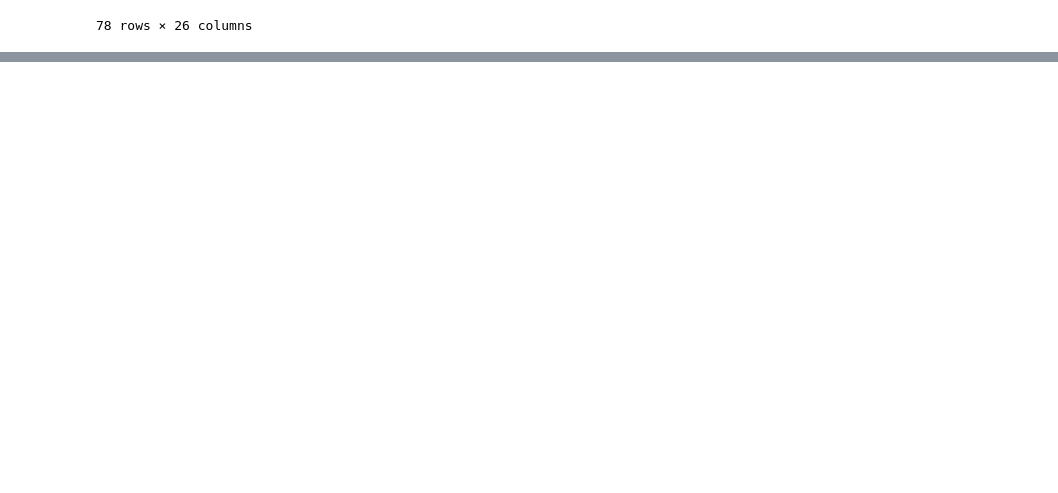
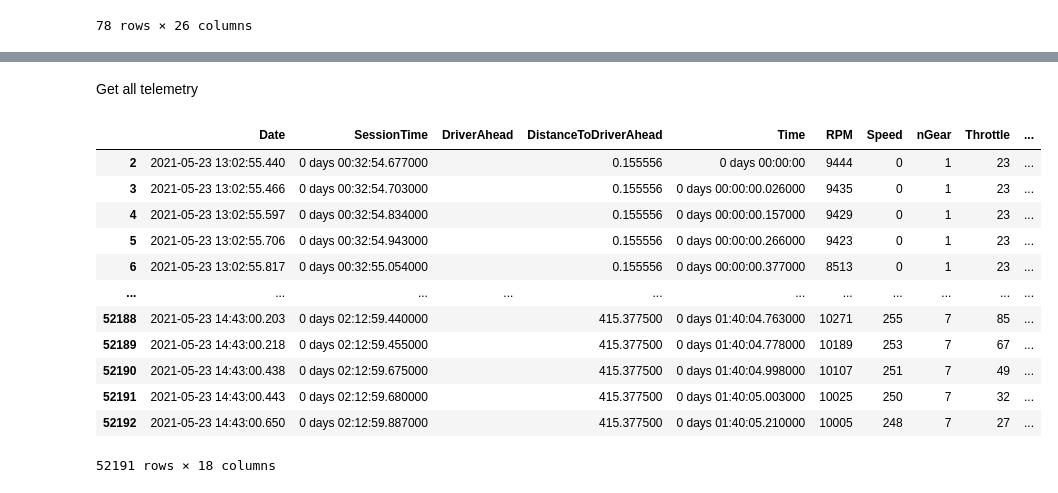
Before and after one commit to CiaranMcAndrew/f1ml, a Jupyter notebook: f1-analysis.ipynb, the cells around one changed output, grey strips where cells are left out. Cells and saved outputs as stored; diff of their text form; code cells hidden in the pictures; blank space fills up the shorter version.

```diff
--- a/f1-analysis.ipynb
+++ b/f1-analysis.ipynb
@@ -175,0 +193,19 @@ for index, lap in ham_laps.iterlaps():
+# %% [markdown]
+Get all telemetry
+# %%
+telemetry = ham_laps.get_telemetry()
+telemetry
+# %% [output]
+|  | Date | SessionTime | DriverAhead | DistanceToDriverAhead | Time | RPM | Speed | nGear | Throttle | ... |
+| 2 | 2021-05-23 13:02:55.440 | 0 days 00:32:54.677000 |  | 0.155556 | 0 days 00:00:00 | 9444 | 0 | 1 | 23 | ... |
+| 3 | 2021-05-23 13:02:55.466 | 0 days 00:32:54.703000 |  | 0.155556 | 0 days 00:00:00.026000 | 9435 | 0 | 1 | 23 | ... |
+| 4 | 2021-05-23 13:02:55.597 | 0 days 00:32:54.834000 |  | 0.155556 | 0 days 00:00:00.157000 | 9429 | 0 | 1 | 23 | ... |
+| 5 | 2021-05-23 13:02:55.706 | 0 days 00:32:54.943000 |  | 0.155556 | 0 days 00:00:00.266000 | 9423 | 0 | 1 | 23 | ... |
+| 6 | 2021-05-23 13:02:55.817 | 0 days 00:32:55.054000 |  | 0.155556 | 0 days 00:00:00.377000 | 8513 | 0 | 1 | 23 | ... |
+| ... | ... | ... | ... | ... | ... | ... | ... | ... | ... | ... |
+| 52188 | 2021-05-23 14:43:00.203 | 0 days 02:12:59.440000 |  | 415.377500 | 0 days 01:40:04.763000 | 10271 | 255 | 7 | 85 | ... |
+| 52189 | 2021-05-23 14:43:00.218 | 0 days 02:12:59.455000 |  | 415.377500 | 0 days 01:40:04.778000 | 10189 | 253 | 7 | 67 | ... |
+| 52190 | 2021-05-23 14:43:00.438 | 0 days 02:12:59.675000 |  | 415.377500 | 0 days 01:40:04.998000 | 10107 | 251 | 7 | 49 | ... |
+| 52191 | 2021-05-23 14:43:00.443 | 0 days 02:12:59.680000 |  | 415.377500 | 0 days 01:40:05.003000 | 10025 | 250 | 7 | 32 | ... |
+| 52192 | 2021-05-23 14:43:00.650 | 0 days 02:12:59.887000 |  | 415.377500 | 0 days 01:40:05.210000 | 10005 | 248 | 7 | 27 | ... |
+52191 rows × 18 columns
```
Also changed, not shown: parts of 14 cells of this notebook.
